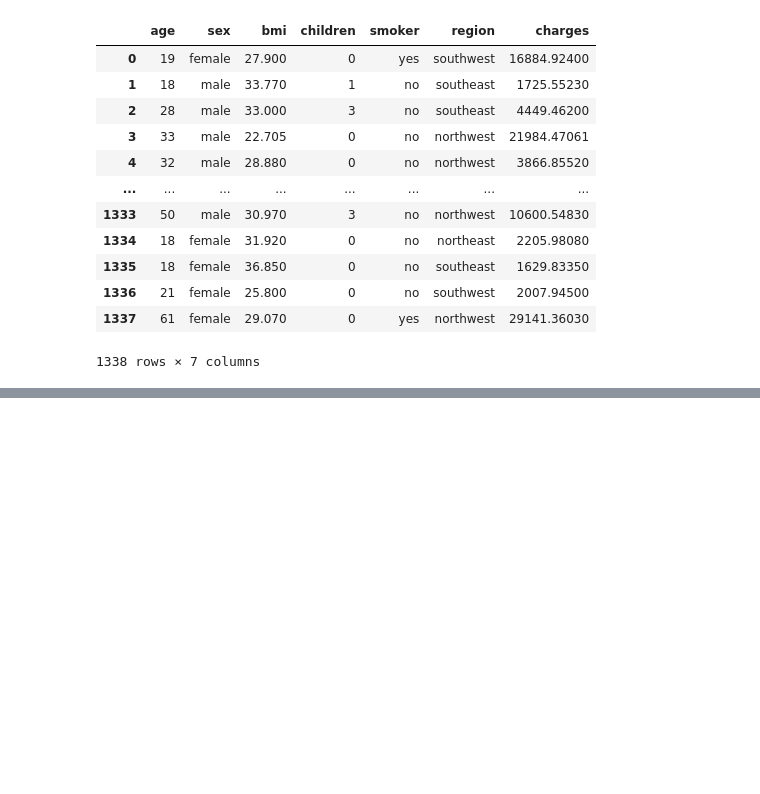
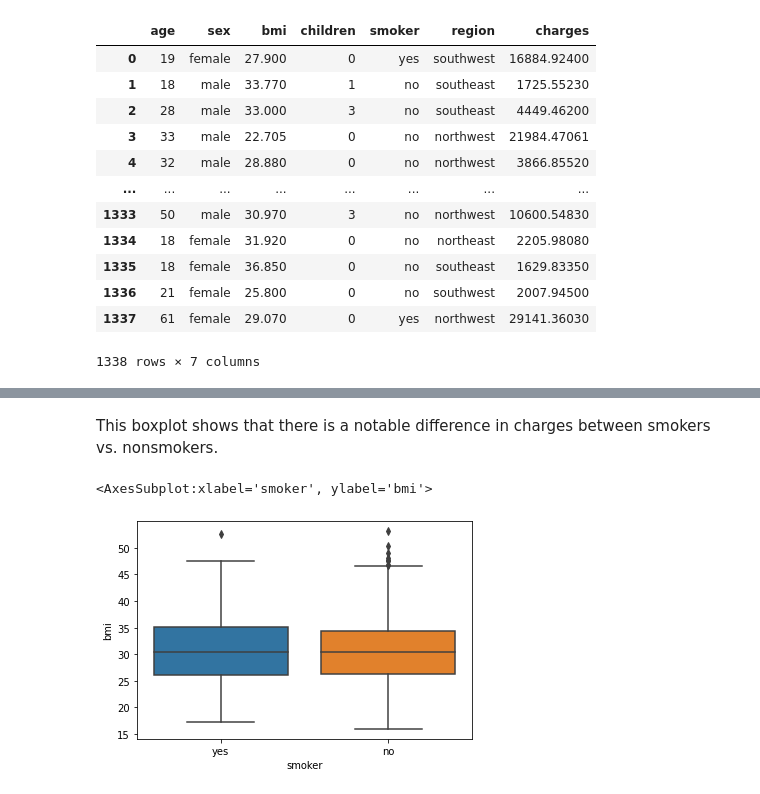
Before and after one commit to data301-2021-winter1/project-group10-project, a Jupyter notebook: notebooks/analysis1.ipynb, the cells around one changed output, grey strips where cells are left out. Saved outputs shown, nothing was run; the diff lists cells and outputs as text; code cells hidden in the pictures; blank space fills up the shorter version.

```diff
--- a/notebooks/analysis1.ipynb
+++ b/notebooks/analysis1.ipynb
@@ -26,0 +90,7 @@ data
+# %% [markdown]
+This boxplot shows that there is a notable difference in charges between smokers vs. nonsmokers.
+# %%
+sns.boxplot(x="smoker",y="bmi",data=data)
+# %% [output]
+<AxesSubplot:xlabel='smoker', ylabel='bmi'>
+[figure, added]
```
Also changed, not shown: parts of 35 cells of this notebook.
